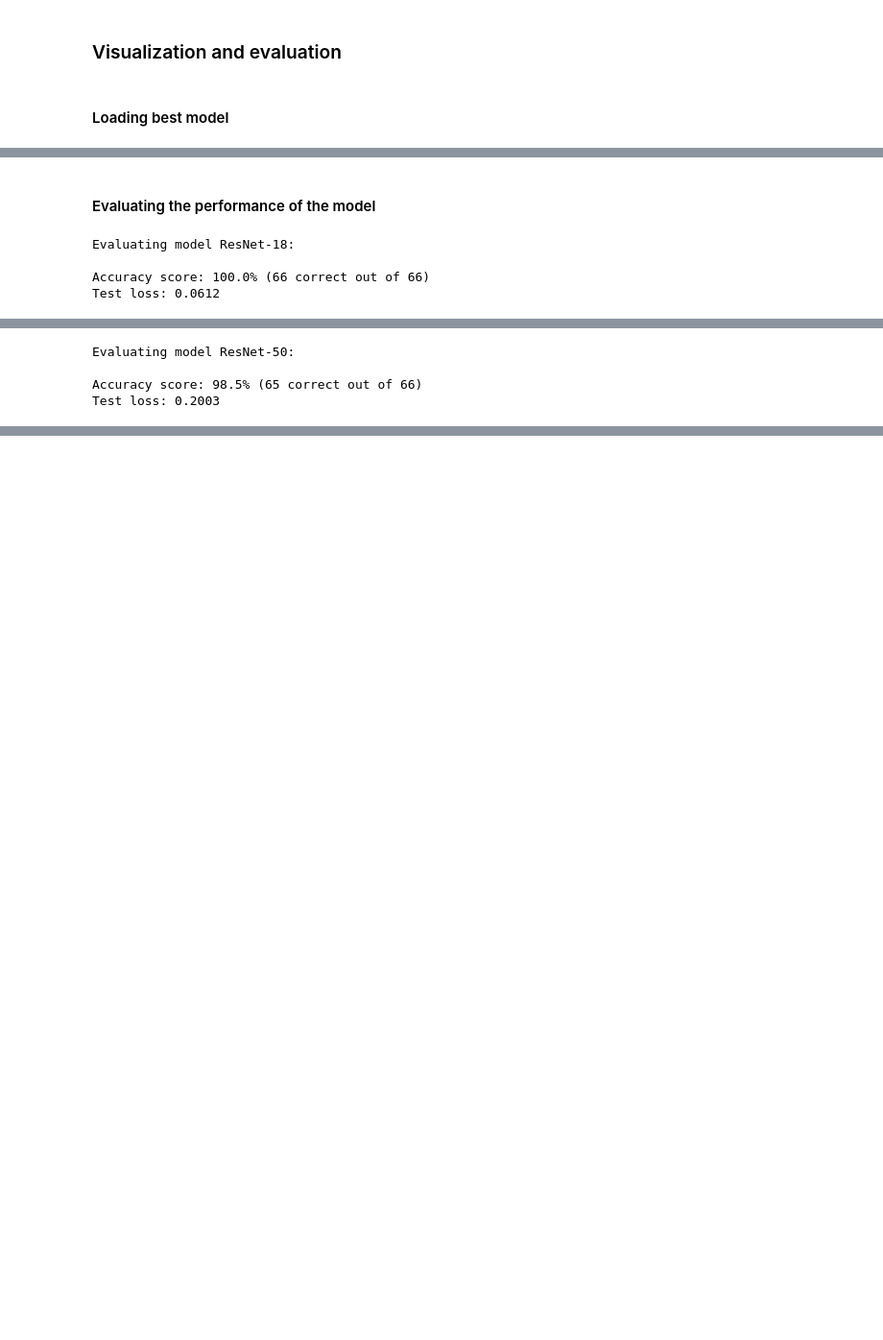
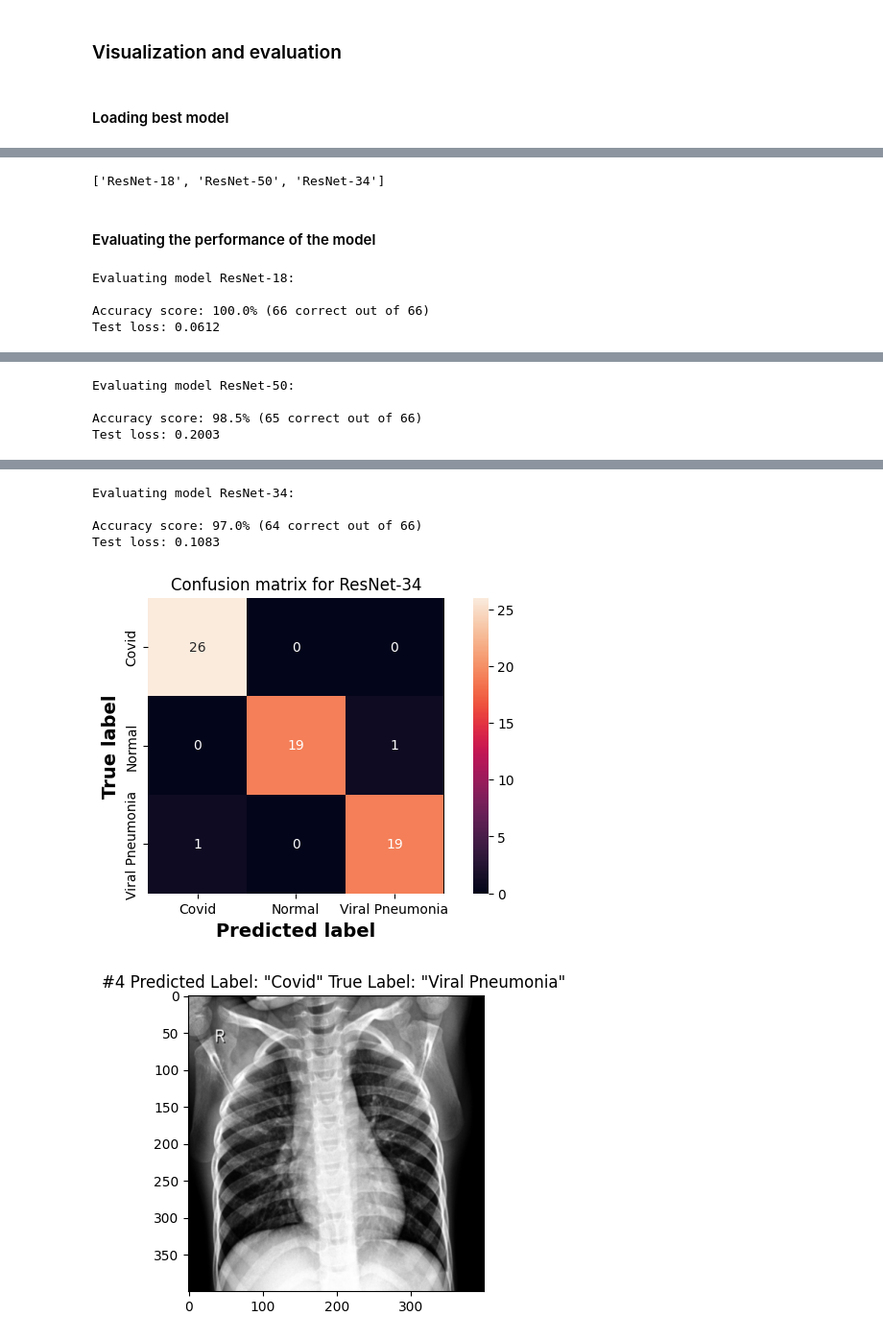
Before and after one commit to viktorparipas92/M7016H-ai-healthcare, a Jupyter notebook: project.ipynb, the cells around one changed output, grey strips where cells are left out. Shown at 96% size. Saved outputs shown, nothing was run; the diff lists cells and outputs as text; code cells hidden in the pictures; blank space fills up the shorter version.

```diff
--- a/project.ipynb
+++ b/project.ipynb
@@ -374,49 +409,99 @@ Training ResNet-18:
 # %%
 import torch
 
-
-# replace the last layer with one with 3 output features
-fine_tuned_model.fc = nn.Linear(fine_tuned_model.fc.in_features, 3)
 
 criterion_ft = nn.CrossEntropyLoss()
 
 best_models = {}
 for model_name, model in models_to_fine_tune.items():
-    best_model_filename = f'best-model-{model_name}.pth'
-    best_model_state = torch.load(best_model_filename)
-    model.load_state_dict(best_model_state)
+    try:
+        best_model_filename = f'best-model-{model_name}.pth'
+        best_model_state = torch.load(best_model_filename)
+        if model_name.startswith('ResNet'):
+            model.fc = nn.Linear(model.fc.in_features, num_classes)
+        elif model_name == 'AlexNet':
+            model.classifier[6] = nn.Linear(
+                model.classifier[6].in_features, num_classes
+            )
+
+        model.load_state_dict(best_model_state)
+    except Exception as e:
+        print(f'Could not load model {model_name}: {e}')
+
     best_models[model_name] = model
+
+list(best_models.keys())
+# %% [output]
+['ResNet-18', 'ResNet-50', 'ResNet-34']
 # %% [markdown]
 #### Evaluating the performance of the model
+# %%
+def plot_confusion_matrix_heatmap(
+    confusion_matrix: pd.DataFrame, model_name: str
+):
+    heatmap = sns.heatmap(confusion_matrix_dataframe, annot=True)
+    plt.ylabel('True label', fontsize=14, fontweight='bold')
+    plt.xlabel('Predicted label', fontsize=14, fontweight='bold')
+    plt.title(f'Confusion matrix for {model_name}')
+    plt.show()
+
+def plot_mislabeled_images(
+    test_loader, y_predicted, y_true, classes=classes
+):
+    for (images, labels) in test_loader:
+        for i, (predicted_label, true_label, image, label) in enumerate(
+            zip(y_predicted, y_true, images, labels)
+        ):
+            if predicted_label != true_label:
+                plt.figure(figsize=(8, 4))
+                plt.title(
+                    f'#{i} Predicted Label: "{classes[predicted_label]}" '
+                    f'True Label: "{classes[true_label]}" '
+                )
+                plt.imshow(image.permute(1, 2, 0))
+                plt.show()
 # %%
+test_loader = DataLoader(
+    test_dataset, batch_size=len(test_dataset), shuffle=True
+)
+
+
 for model_name, model in best_models.items():
     print(f'\nEvaluating model {model_name}:')
 
     _, _, y_true, y_predicted = test_model(
         model,
         criterion_ft,
         test_loader,
     )
     confusion_matrix_ = confusion_matrix(y_true, y_predicted)
     confusion_matrix_dataframe = pd.DataFrame(
         confusion_matrix_,
         index=classes,
         columns=classes,
     )
 
-    heatmap = sns.heatmap(confusion_matrix_dataframe, annot=True)
-    plt.ylabel('True label', fontsize=14, fontweight='bold')
-    plt.xlabel('Predicted label', fontsize=14, fontweight='bold')
-    plt.title(f'Confusion matrix for {model_name}')
-    plt.show()
+    plot_confusion_matrix_heatmap(
+        confusion_matrix_dataframe, model_name
+    )
+
+    plot_mislabeled_images(
+        test_loader, y_predicted, y_true, classes
+    )
 # %% [output]
 Evaluating model ResNet-18:
 
 Accuracy score: 100.0% (66 correct out of 66)
 Test loss: 0.0612
 [figure]
 Evaluating model ResNet-50:
 
 Accuracy score: 98.5% (65 correct out of 66)
 Test loss: 0.2003
 [figure]
+Evaluating model ResNet-34:
+
+Accuracy score: 97.0% (64 correct out of 66)
+Test loss: 0.1083
+[figure, added]
+[figure, added]
```
Also changed, not shown: parts of 10 cells of this notebook, 1 other file.
